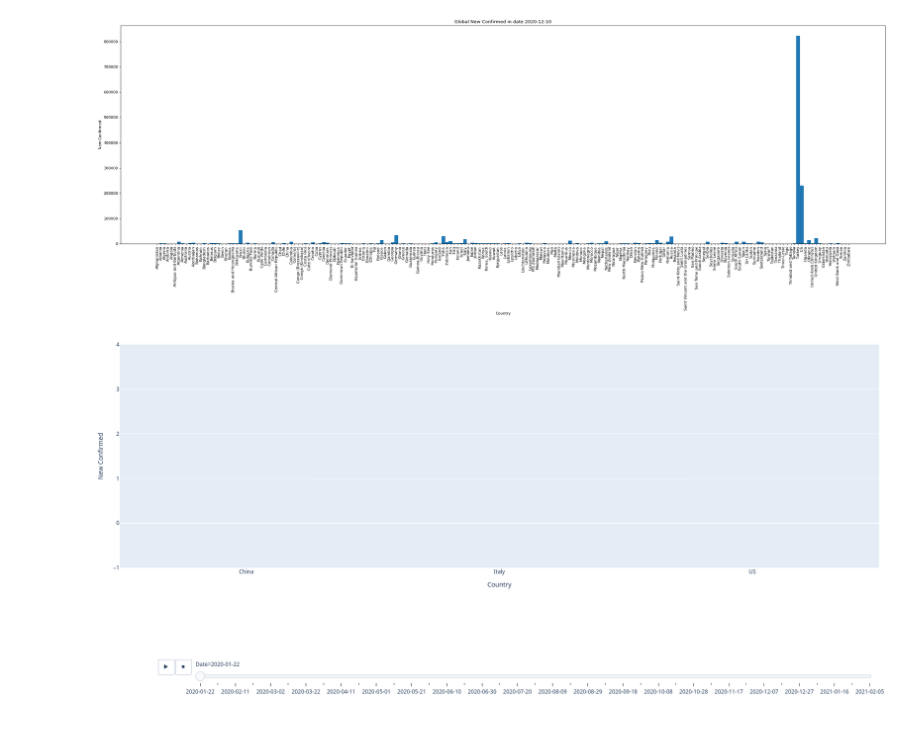
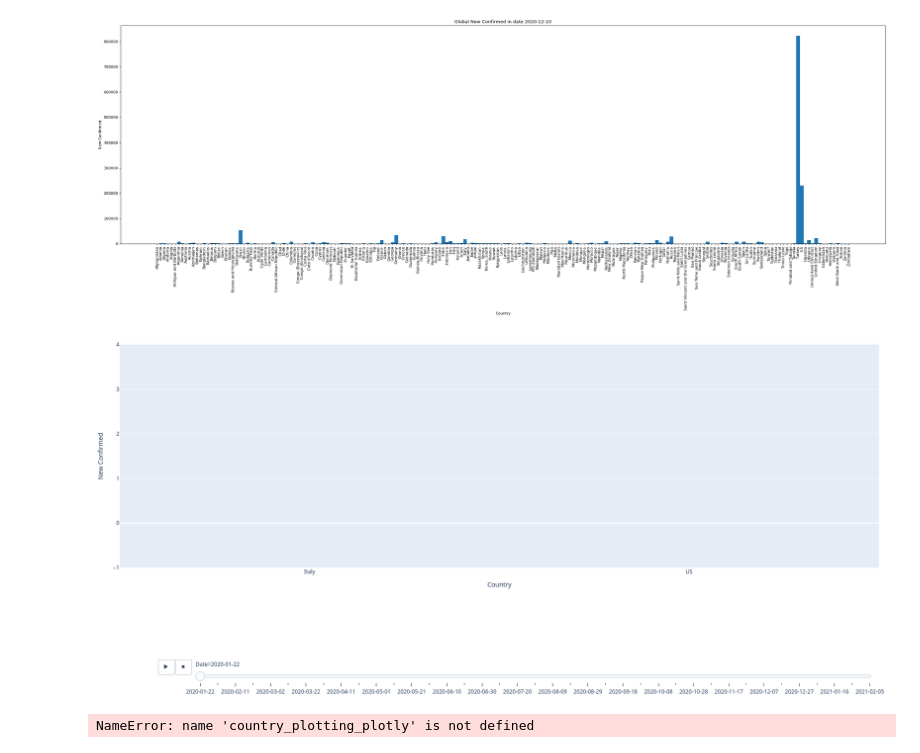
Before and after one commit to ferra-rally/CovidCPS, a Jupyter notebook: CPS.ipynb, the cells around one changed output. Cells and saved outputs as stored; diff of their text form; code cells hidden in the pictures.

Commit message:
Added plotly version

```diff
--- a/CPS.ipynb
+++ b/CPS.ipynb
@@ -239,7 +239,7 @@ bar_plotting(df, "2020-12-10")
 [figure]
 # %%
 #Plotly animated bar graph
-def global_bar_graph_plotly(df, field="New Confirmed", countries=["Italy", "US", "China"], height=800, step=10, frame_duration=1000, frame_transition=500):
+def global_bar_graph_plotly(df, field="New Confirmed", countries=[], height=800, step=10, frame_duration=1000, frame_transition=500):
     if countries == []:
         df_filtered = df
     else:
@@ -259,6 +259,6 @@ def global_bar_graph_plotly(df, field="New Confirmed", countries=["Italy", "US",
     fig.layout.updatemenus[0].buttons[0].args[1]['transition']['duration'] = frame_transition
     fig.show()
 # %%
-global_bar_graph_plotly(df)
+global_bar_graph_plotly(df, countries=["Italy", "US"])
 # %% [output]
-[figure, old version]
+[figure, new version]
@@ -264,0 +279,4 @@ global_bar_graph_plotly(df)
+# %%
+country_plotting_plotly(df, "US")
+# %% [output]
+NameError: name 'country_plotting_plotly' is not defined
```
Also changed, not shown: parts of 1 cell of this notebook.
